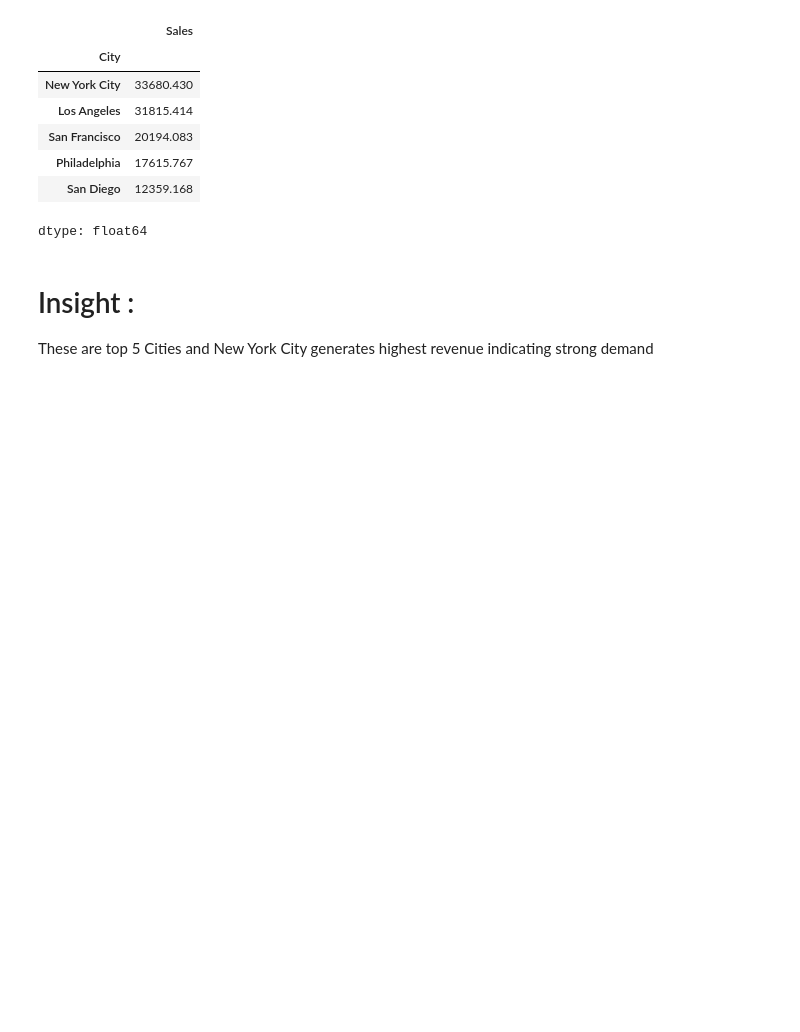
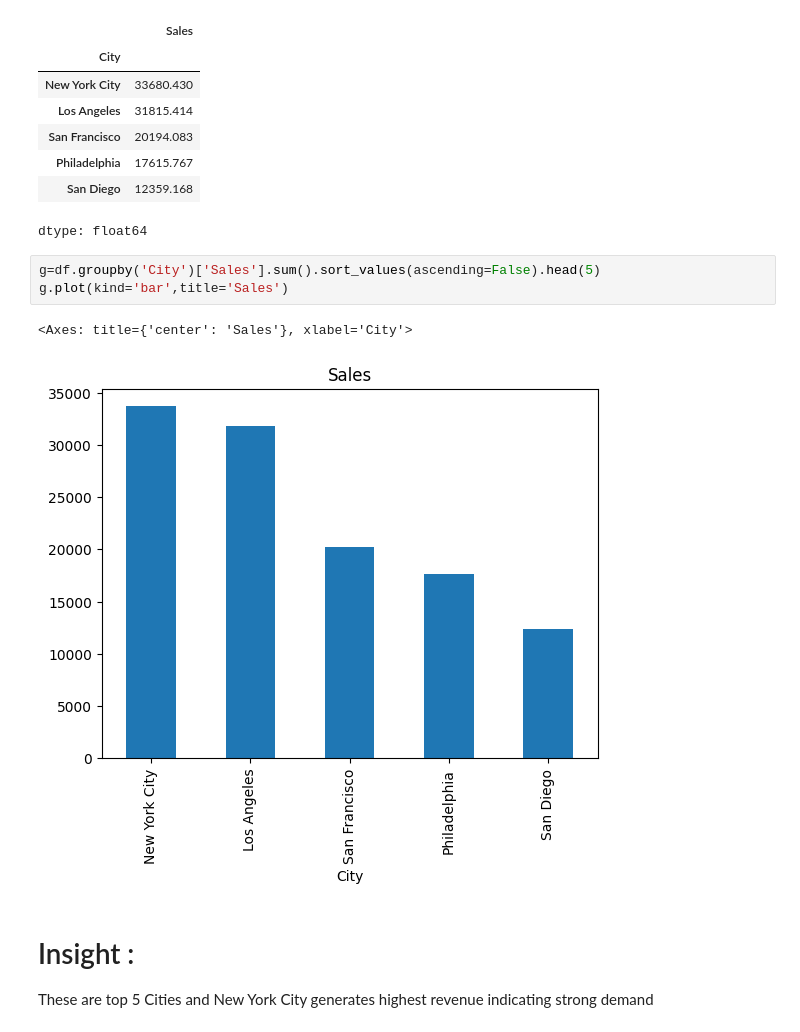
Before and after one commit to vyomvy/superstore-analysis, a Jupyter notebook: analysis.ipynb, the cells around one changed output. Drawn from its saved outputs; the diff is of its cells as text; blank space fills up the shorter version.

```diff
--- a/analysis.ipynb
+++ b/analysis.ipynb
@@ -83,6 +83,12 @@ df.groupby('City')['Sales'].sum().sort_values(ascending=False).head(5)
 | Philadelphia | 17615.767 |
 | San Diego | 12359.168 |
 dtype: float64
+# %%
+g=df.groupby('City')['Sales'].sum().sort_values(ascending=False).head(5)
+g.plot(kind='bar',title='Sales')
+# %% [output]
+<Axes: title={'center': 'Sales'}, xlabel='City'>
+[figure, added]
 # %% [markdown]
 # Insight :
 These are top 5 Cities and New York City generates highest revenue indicating strong demand
```
Also changed, not shown: parts of 14 cells of this notebook.
